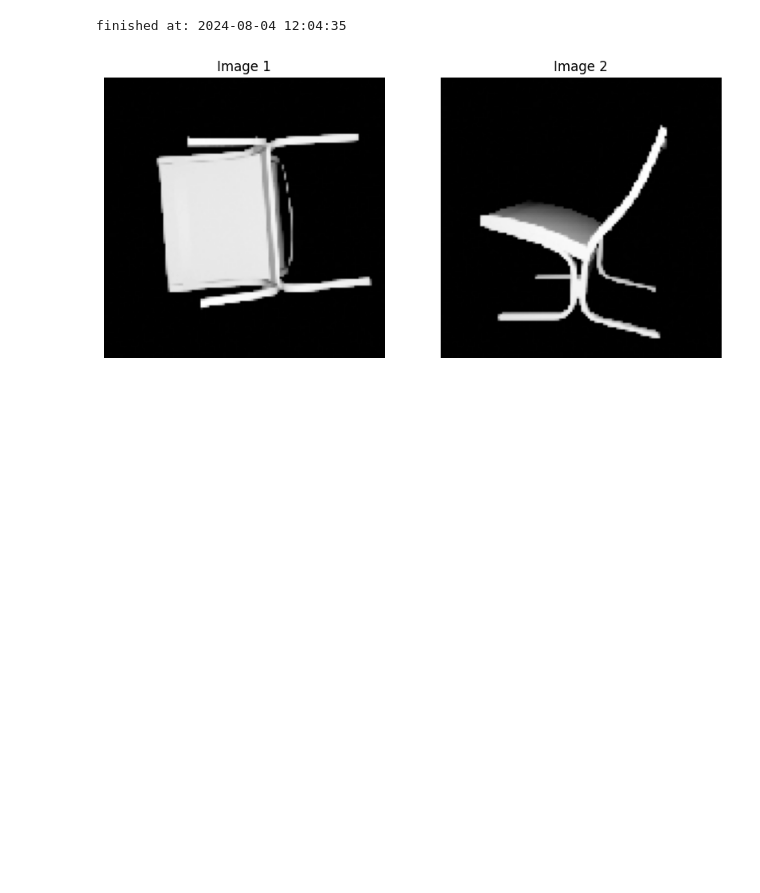
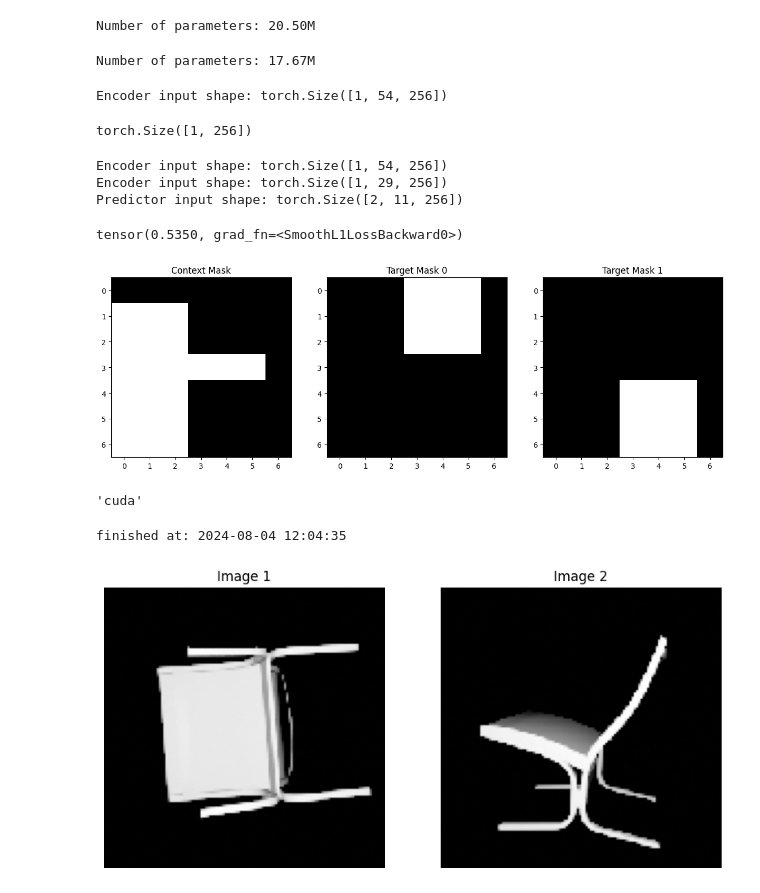
Before and after one commit to joeagriffith/HEPA, a Jupyter notebook: test.ipynb, the cells around one changed output. Cells and saved outputs as stored; diff of their text form; code cells hidden in the pictures; blank space fills up the shorter version.

```diff
--- a/test.ipynb
+++ b/test.ipynb
@@ -5,6 +5,83 @@ import torch.nn.functional as F
 from Utils.masking import MaskGenerator, visualise_mask
 import matplotlib.pyplot as plt
 import math
+# %%
+from Models import iJEPA
+
+model = iJEPA(
+    in_features=1,
+    input_size=(128, 128),
+    patch_size=4,
+    use_cls_token=True
+)
+teacher = model.copy()
+
+encoder = model.encoder
+num_params = sum(p.numel() for p in model.parameters()) / 1e6
+print(f'Number of parameters: {num_params:.2f}M')
+# %% [output]
+Number of parameters: 20.50M
+# %%
+from Models import iGPA
+model = iGPA(
+    1,
+    4,
+    0,
+    'resnet18',
+)
+encoder = model.encoder
+num_params = sum(p.numel() for p in model.parameters()) / 1e6
+print(f'Number of parameters: {num_params:.2f}M')
+# %% [output]
+Number of parameters: 17.67M
+# %%
+img1 = torch.randn(1, 1, 28, 28)
+model.encoder(img1).shape
+# %% [output]
+Encoder input shape: torch.Size([1, 54, 256])
+torch.Size([1, 256])
+# %%
+img1 = torch.randn(1, 1, 28, 28)
+model.train_step(img1, teacher)
+# %% [output]
+Encoder input shape: torch.Size([1, 54, 256])
+Encoder input shape: torch.Size([1, 29, 256])
+Predictor input shape: torch.Size([2, 11, 256])
+tensor(0.5350, grad_fn=<SmoothL1LossBackward0>)
+# %%
+import matplotlib.pyplot as plt
+from Utils.masking import MaskGenerator, apply_masks
+size = 7
+
+def visualise_mask(mask):
+    base = torch.zeros(1, size**2)
+    base[0, mask] = 1
+    return base
+
+mask_generator = MaskGenerator(input_size=size, npred=2)
+
+context_masks, target_masks = mask_generator.sample_masks(1)
+
+context = visualise_mask(context_masks[0]).reshape(1, size, size)
+target0 = visualise_mask(target_masks[0]).reshape(1, size, size)
+target1 = visualise_mask(target_masks[1]).reshape(1, size, size)
+
+fig, axs = plt.subplots(1, 3, figsize=(15, 5))
+axs[0].imshow(context[0].cpu().numpy(), cmap='gray')
+axs[0].set_title('Context Mask')
+axs[1].imshow(target0[0].cpu().numpy(), cmap='gray')
+axs[1].set_title('Target Mask 0')
+axs[2].imshow(target1[0].cpu().numpy(), cmap='gray')
+axs[2].set_title('Target Mask 1')
+plt.show()
+# %% [output]
+[figure, added]
+# %%
+device = 'cuda' if torch.cuda.is_available() else 'cpu'
+torch.backends.cudnn.benchmark = True
+device
+# %% [output]
+'cuda'
 # %%
 import time
 
```
Also changed, not shown: 59 other files.
